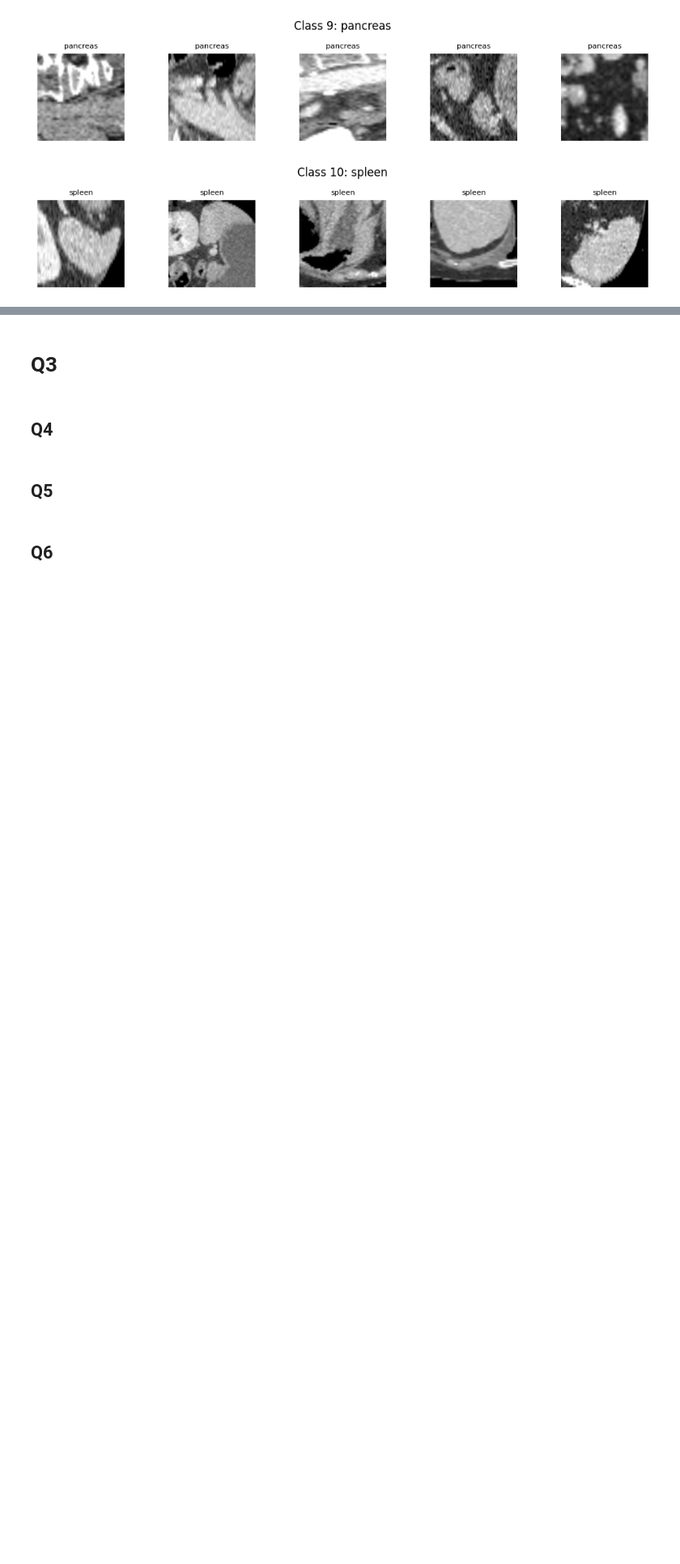
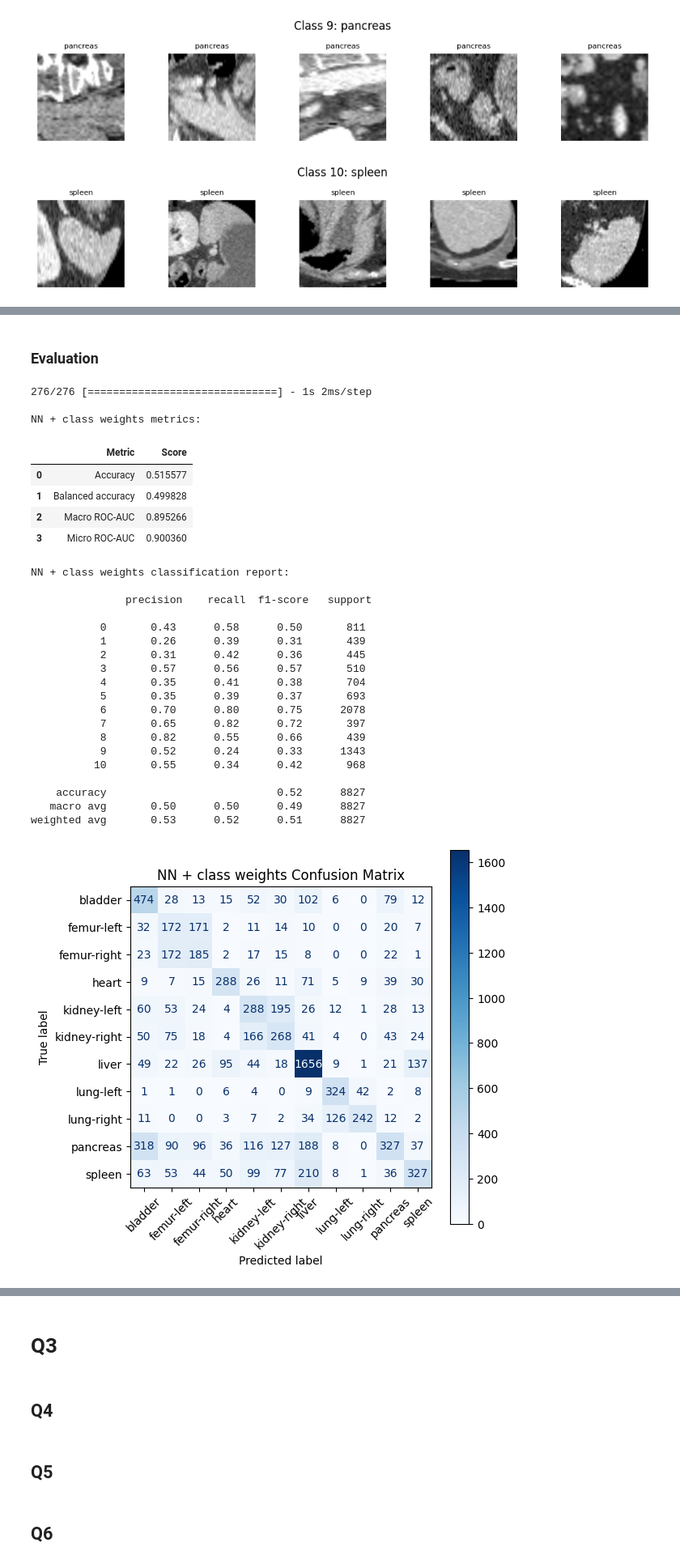
Before and after one commit to 4yala/NotebooksDL, a Jupyter notebook: CW2_DL.ipynb, the cells around one changed output, grey strips where cells are left out. Shown at 81% size. Cells and saved outputs as stored; diff of their text form; code cells hidden in the pictures; blank space fills up the shorter version.

```diff
--- a/CW2_DL.ipynb
+++ b/CW2_DL.ipynb
@@ -410,0 +965,20 @@ Test accuracy: 0.42256712913513184
+# %%
+#Build
+NN_model_4 = Sequential([
+    #Input
+    Input(shape=(X_train_flat.shape[1],)),
+
+    #Hidden
+    Dense(256, activation='relu'),
+    Dense(128, activation='relu'),
+
+    #Output
+    Dense(num_classes, activation='softmax')
+])
+
+#Compilation
+NN_model_4.compile(
+    optimizer=Adam(learning_rate=0.0005),
+    loss='sparse_categorical_crossentropy',
+    metrics=['accuracy'],
+)
@@ -410,0 +987,8 @@ Test accuracy: 0.42256712913513184
+# %%
+NN_4_history = NN_model_4.fit(
+    X_train_flat, y_train,
+    validation_data=(X_val_flat, y_val),
+    epochs=10,
+    batch_size=32,
+    class_weight= balanced_weights
+)
@@ -410,0 +1043,33 @@ Test accuracy: 0.42256712913513184
+# %% [markdown]
+### Evaluation
+# %%
+evaluate_model(NN_model_4, 'NN + class weights', X_test_flat, y_test, 'Blues')
+# %% [output]
+276/276 [==============================] - 1s 2ms/step
+
+NN + class weights metrics:
+|  | Metric | Score |
+| 0 | Accuracy | 0.515577 |
+| 1 | Balanced accuracy | 0.499828 |
+| 2 | Macro ROC-AUC | 0.895266 |
+| 3 | Micro ROC-AUC | 0.900360 |
+NN + class weights classification report:
+
+               precision    recall  f1-score   support
+
+           0       0.43      0.58      0.50       811
+           1       0.26      0.39      0.31       439
+           2       0.31      0.42      0.36       445
+           3       0.57      0.56      0.57       510
+           4       0.35      0.41      0.38       704
+           5       0.35      0.39      0.37       693
+           6       0.70      0.80      0.75      2078
+           7       0.65      0.82      0.72       397
+           8       0.82      0.55      0.66       439
+           9       0.52      0.24      0.33      1343
+          10       0.55      0.34      0.42       968
+
+    accuracy                           0.52      8827
+   macro avg       0.50      0.50      0.49      8827
+weighted avg       0.53      0.52      0.51      8827
+[figure, added]
```
Also changed, not shown: parts of 50 cells of this notebook.
